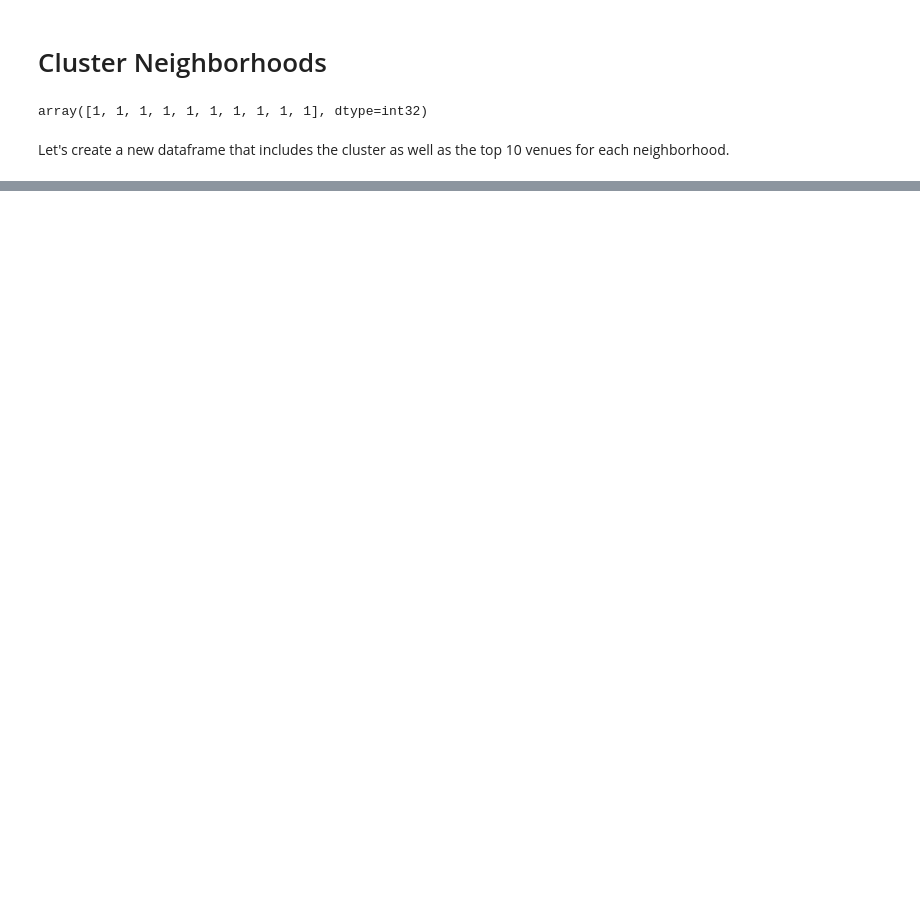
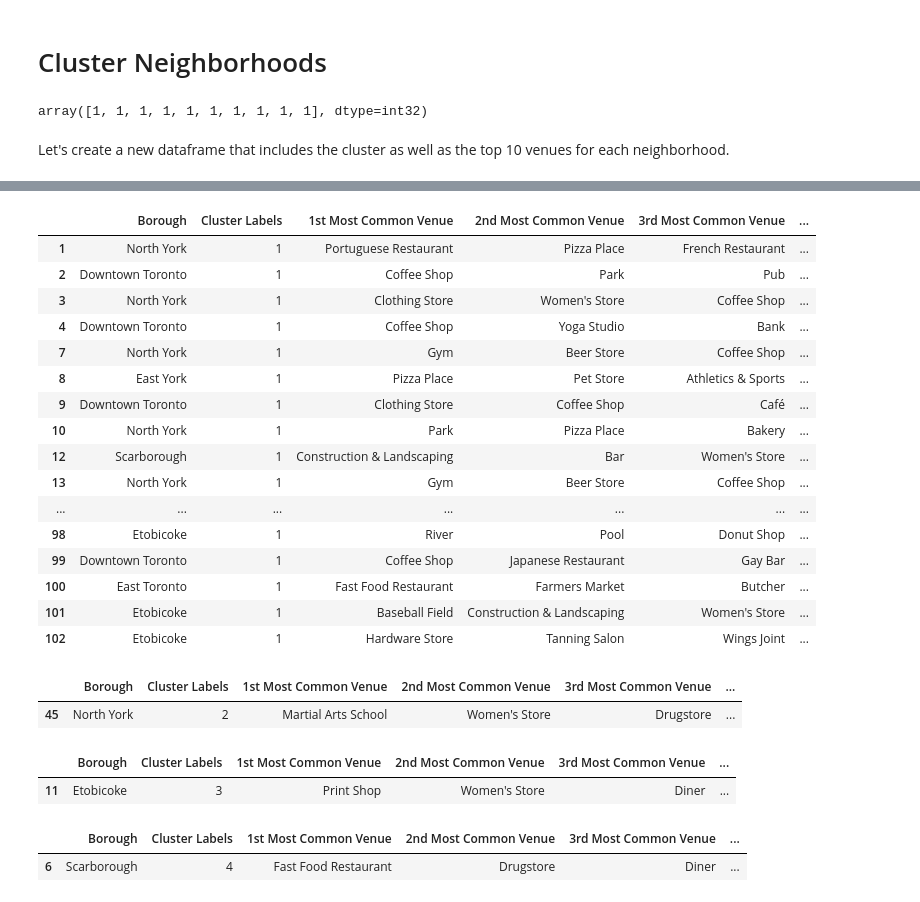
Before and after one commit to pranavnarayanan/Coursera_Capstone, a Jupyter notebook: Segmenting and Clustering Neighborhoods in Toronto_FinalNotebook.ipynb, the cells around one changed output, grey strips where cells are left out. Drawn from its saved outputs; the diff is of its cells as text; code cells hidden in the pictures; blank space fills up the shorter version.

Commit message:
Published from Watson Studio.

```diff
--- a/Segmenting and Clustering Neighborhoods in Toronto_FinalNotebook.ipynb
+++ b/Segmenting and Clustering Neighborhoods in Toronto_FinalNotebook.ipynb
@@ -476,0 +499,35 @@ map_clusters
+# %%
+toronto_merged.loc[toronto_merged['Cluster Labels'] == 1, toronto_merged.columns[[1] + list(range(5, toronto_merged.shape[1]))]]
+# %% [output]
+|  | Borough | Cluster Labels | 1st Most Common Venue | 2nd Most Common Venue | 3rd Most Common Venue | ... |
+| 1 | North York | 1 | Portuguese Restaurant | Pizza Place | French Restaurant | ... |
+| 2 | Downtown Toronto | 1 | Coffee Shop | Park | Pub | ... |
+| 3 | North York | 1 | Clothing Store | Women's Store | Coffee Shop | ... |
+| 4 | Downtown Toronto | 1 | Coffee Shop | Yoga Studio | Bank | ... |
+| 7 | North York | 1 | Gym | Beer Store | Coffee Shop | ... |
+| 8 | East York | 1 | Pizza Place | Pet Store | Athletics & Sports | ... |
+| 9 | Downtown Toronto | 1 | Clothing Store | Coffee Shop | Café | ... |
+| 10 | North York | 1 | Park | Pizza Place | Bakery | ... |
+| 12 | Scarborough | 1 | Construction & Landscaping | Bar | Women's Store | ... |
+| 13 | North York | 1 | Gym | Beer Store | Coffee Shop | ... |
+| ... | ... | ... | ... | ... | ... | ... |
+| 98 | Etobicoke | 1 | River | Pool | Donut Shop | ... |
+| 99 | Downtown Toronto | 1 | Coffee Shop | Japanese Restaurant | Gay Bar | ... |
+| 100 | East Toronto | 1 | Fast Food Restaurant | Farmers Market | Butcher | ... |
+| 101 | Etobicoke | 1 | Baseball Field | Construction & Landscaping | Women's Store | ... |
+| 102 | Etobicoke | 1 | Hardware Store | Tanning Salon | Wings Joint | ... |
+# %%
+toronto_merged.loc[toronto_merged['Cluster Labels'] == 2, toronto_merged.columns[[1] + list(range(5, toronto_merged.shape[1]))]]
+# %% [output]
+|  | Borough | Cluster Labels | 1st Most Common Venue | 2nd Most Common Venue | 3rd Most Common Venue | ... |
+| 45 | North York | 2 | Martial Arts School | Women's Store | Drugstore | ... |
+# %%
+toronto_merged.loc[toronto_merged['Cluster Labels'] == 3, toronto_merged.columns[[1] + list(range(5, toronto_merged.shape[1]))]]
+# %% [output]
+|  | Borough | Cluster Labels | 1st Most Common Venue | 2nd Most Common Venue | 3rd Most Common Venue | ... |
+| 11 | Etobicoke | 3 | Print Shop | Women's Store | Diner | ... |
+# %%
+toronto_merged.loc[toronto_merged['Cluster Labels'] == 4, toronto_merged.columns[[1] + list(range(5, toronto_merged.shape[1]))]]
+# %% [output]
+|  | Borough | Cluster Labels | 1st Most Common Venue | 2nd Most Common Venue | 3rd Most Common Venue | ... |
+| 6 | Scarborough | 4 | Fast Food Restaurant | Drugstore | Diner | ... |
```
Also changed, not shown: parts of 5 cells of this notebook.
